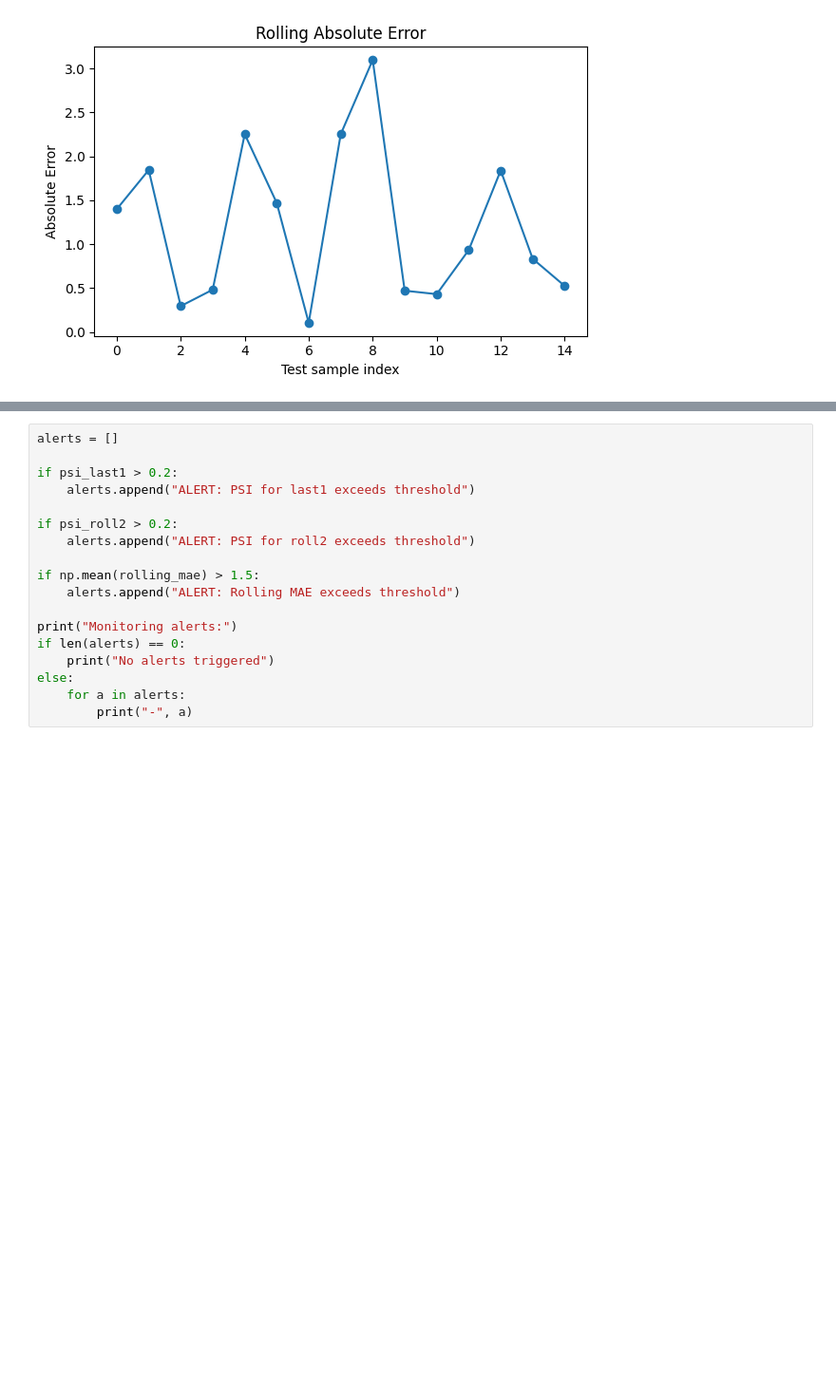
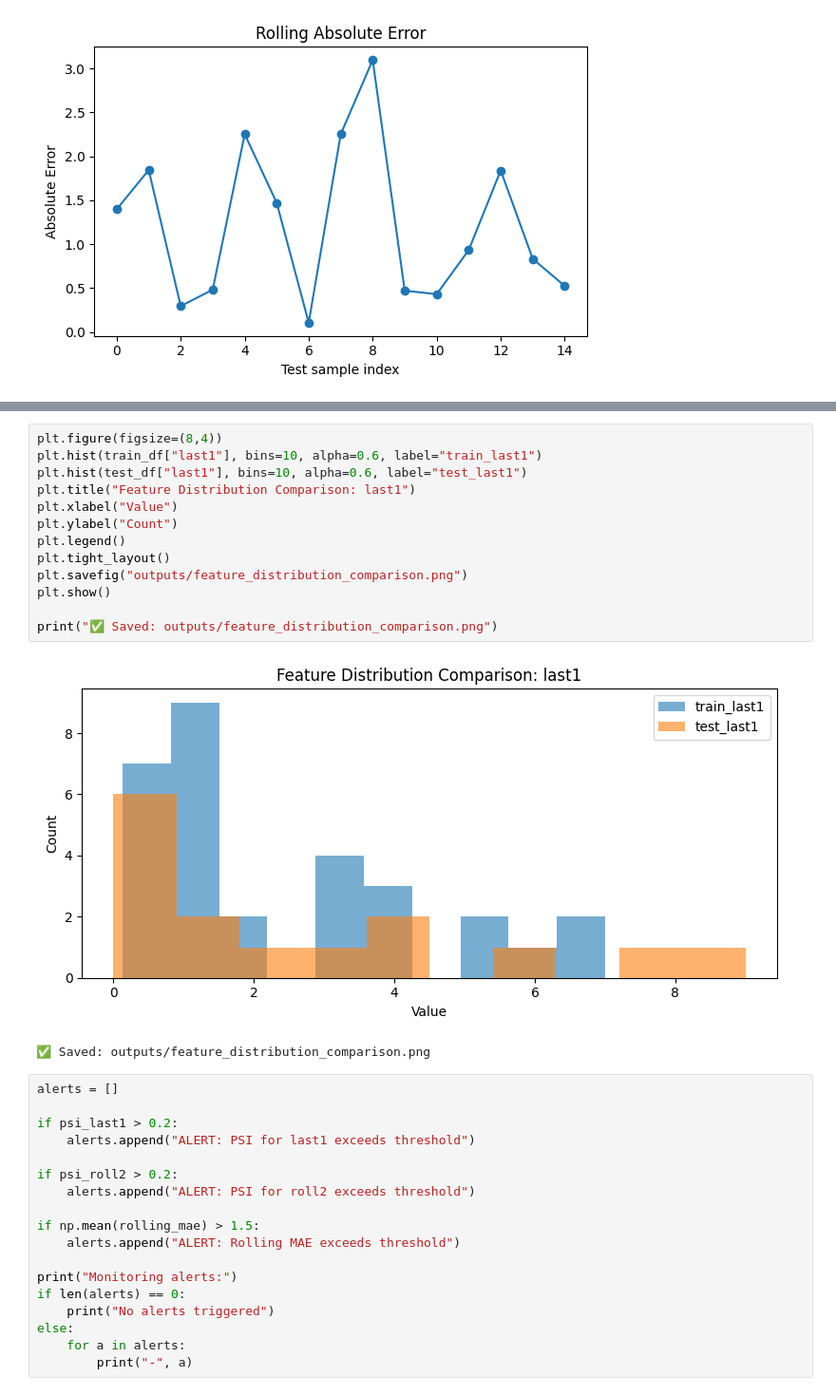
Before and after one commit to Md-Golam-Raiyhan/INSE-6450-Smart-Grocery-Assistant, a Jupyter notebook: robustness_monitoring.ipynb, the cells around one changed output, grey strips where cells are left out. Shown at 95% size. Cells and saved outputs as stored; diff of their text form; blank space fills up the shorter version.

```diff
--- a/robustness_monitoring.ipynb
+++ b/robustness_monitoring.ipynb
@@ -630,3 +644,19 @@ PSI roll2: 1.7577168406324448
+# %%
+plt.figure(figsize=(8,4))
+plt.hist(train_df["last1"], bins=10, alpha=0.6, label="train_last1")
+plt.hist(test_df["last1"], bins=10, alpha=0.6, label="test_last1")
+plt.title("Feature Distribution Comparison: last1")
+plt.xlabel("Value")
+plt.ylabel("Count")
+plt.legend()
+plt.tight_layout()
+plt.savefig("outputs/feature_distribution_comparison.png")
+plt.show()
+
+print("✅ Saved: outputs/feature_distribution_comparison.png")
+# %% [output]
+[figure, added]
+✅ Saved: outputs/feature_distribution_comparison.png
 # %%
 alerts = []
 
```
Also changed, not shown: parts of 5 cells of this notebook.
